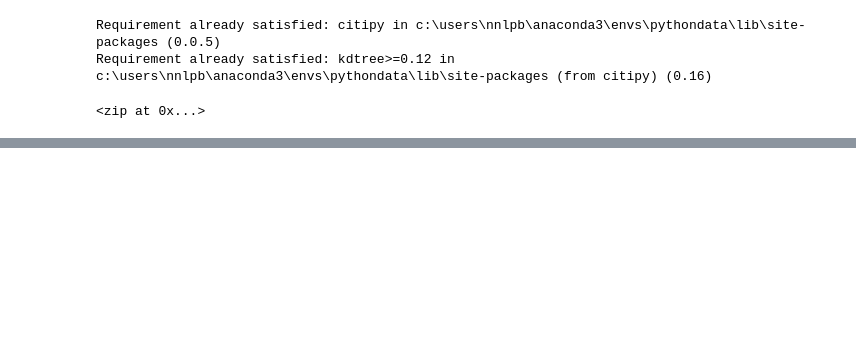
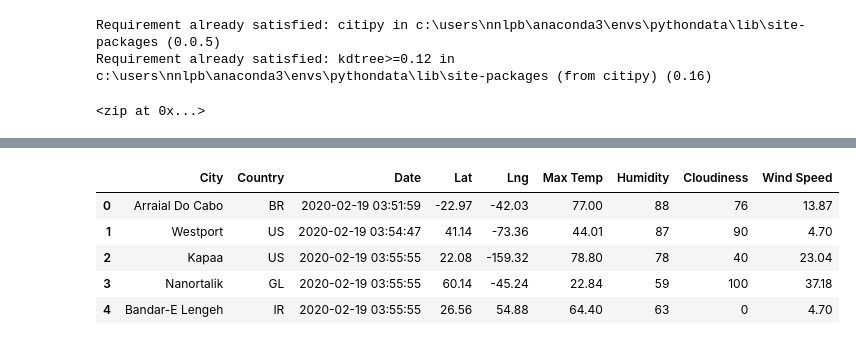
Before and after one commit to nnlambert/World_Weather_Analysis, a Jupyter notebook: WeatherPy.ipynb, the cells around one changed output, grey strips where cells are left out. Saved outputs shown, nothing was run; the diff lists cells and outputs as text; code cells hidden in the pictures; blank space fills up the shorter version.

```diff
--- a/WeatherPy.ipynb
+++ b/WeatherPy.ipynb
@@ -66,0 +216,12 @@ FILE
+# %%
+new_column_order = ["City", "Country", "Date", "Lat", "Lng", "Max Temp", "Humidity", "Cloudiness", "Wind Speed"]
+# %%
+city_data_df = city_data_df[new_column_order]
+city_data_df.head()
+# %% [output]
+|  | City | Country | Date | Lat | Lng | Max Temp | Humidity | Cloudiness | Wind Speed |
+| 0 | Arraial Do Cabo | BR | 2020-02-19 03:51:59 | -22.97 | -42.03 | 77.00 | 88 | 76 | 13.87 |
+| 1 | Westport | US | 2020-02-19 03:54:47 | 41.14 | -73.36 | 44.01 | 87 | 90 | 4.70 |
+| 2 | Kapaa | US | 2020-02-19 03:55:55 | 22.08 | -159.32 | 78.80 | 78 | 40 | 23.04 |
+| 3 | Nanortalik | GL | 2020-02-19 03:55:55 | 60.14 | -45.24 | 22.84 | 59 | 100 | 37.18 |
+| 4 | Bandar-E Lengeh | IR | 2020-02-19 03:55:55 | 26.56 | 54.88 | 64.40 | 63 | 0 | 4.70 |
```
Also changed, not shown: parts of 7 cells of this notebook.
